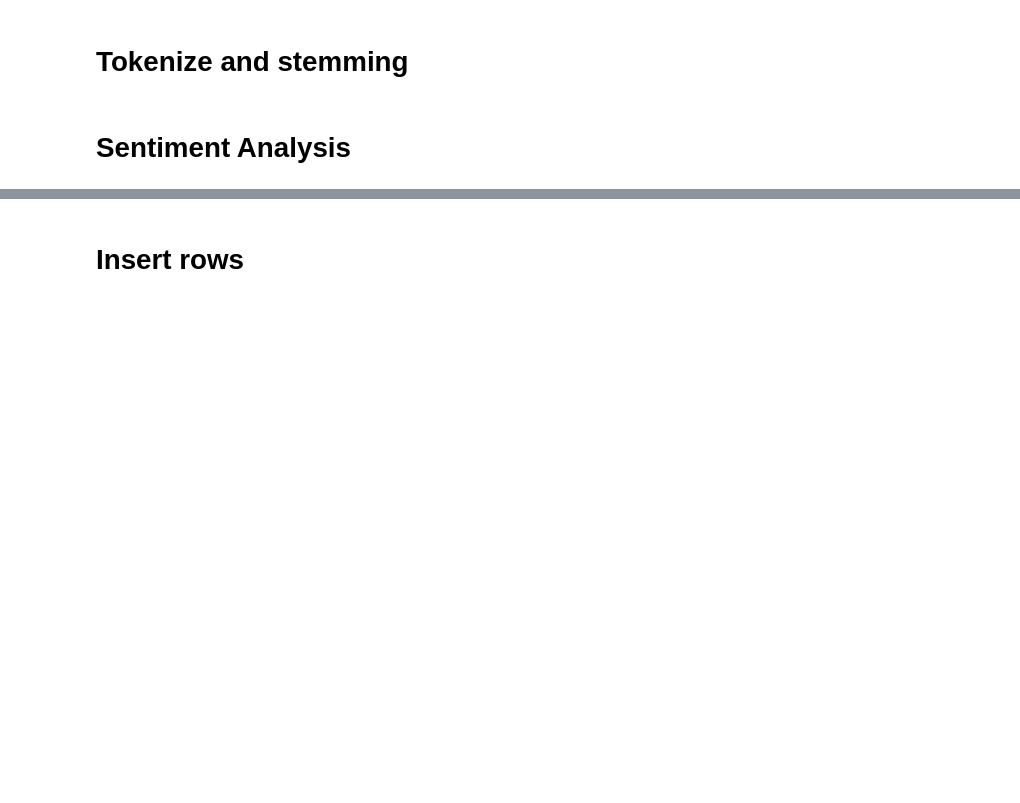
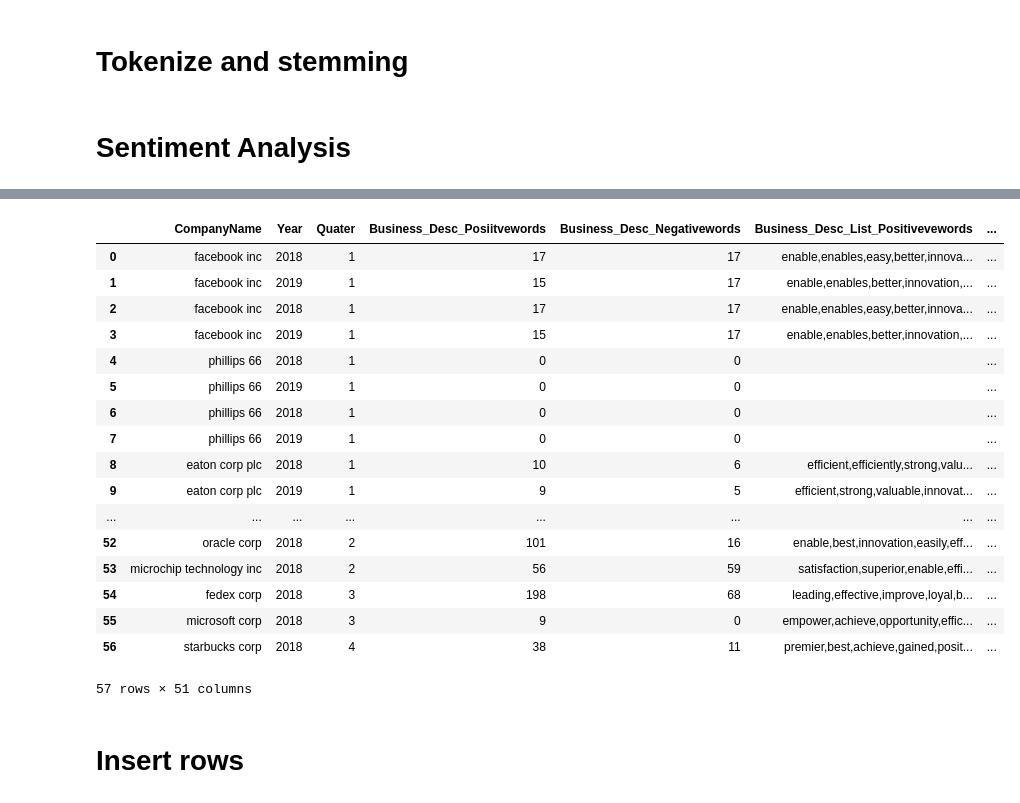
Before and after one commit to coolkingsingh97/Infowarriors-Davidson, a Jupyter notebook: SEC_Script/Text-Preprocessing .ipynb, the cells around one changed output, grey strips where cells are left out. Drawn from its saved outputs; the diff is of its cells as text; code cells hidden in the pictures; blank space fills up the shorter version.

```diff
--- a/SEC_Script/Text-Preprocessing .ipynb
+++ b/SEC_Script/Text-Preprocessing .ipynb
@@ -737,12 +888,33 @@ df.drop(df.columns[0],axis=1,inplace=True)
 # %%
 ## join two df's with left join
 #parsed10K   #df
-parsed10K['CompanyName'] = parsed10K['CompanyName'].str.lower()
-parsed10K = parsed10K.reset_index(drop=True)
+senti_df['CompanyName'] = senti_df['CompanyName'].str.lower()
+senti_df = senti_df.reset_index(drop=True)
 df = df.reset_index(drop=True)
 # %%
-Finaldf = parsed10K.merge(df,left_on = 'CompanyName', right_on = 'NAME' )
+Finaldf = senti_df.merge(df,left_on = 'CompanyName', right_on = 'NAME' )
 Finaldf.to_excel("output_dataset.xlsx")
+# %%
+Finaldf
+# %% [output]
+|  | CompanyName | Year | Quater | Business_Desc_Posiitvewords | Business_Desc_Negativewords | Business_Desc_List_Positivevewords | ... |
+| 0 | facebook inc | 2018 | 1 | 17 | 17 | enable,enables,easy,better,innova... | ... |
+| 1 | facebook inc | 2019 | 1 | 15 | 17 | enable,enables,better,innovation,... | ... |
+| 2 | facebook inc | 2018 | 1 | 17 | 17 | enable,enables,easy,better,innova... | ... |
+| 3 | facebook inc | 2019 | 1 | 15 | 17 | enable,enables,better,innovation,... | ... |
+| 4 | phillips 66 | 2018 | 1 | 0 | 0 |  | ... |
+| 5 | phillips 66 | 2019 | 1 | 0 | 0 |  | ... |
+| 6 | phillips 66 | 2018 | 1 | 0 | 0 |  | ... |
+| 7 | phillips 66 | 2019 | 1 | 0 | 0 |  | ... |
+| 8 | eaton corp plc | 2018 | 1 | 10 | 6 | efficient,efficiently,strong,valu... | ... |
+| 9 | eaton corp plc | 2019 | 1 | 9 | 5 | efficient,strong,valuable,innovat... | ... |
+| ... | ... | ... | ... | ... | ... | ... | ... |
+| 52 | oracle corp | 2018 | 2 | 101 | 16 | enable,best,innovation,easily,eff... | ... |
+| 53 | microchip technology inc | 2018 | 2 | 56 | 59 | satisfaction,superior,enable,effi... | ... |
+| 54 | fedex corp | 2018 | 3 | 198 | 68 | leading,effective,improve,loyal,b... | ... |
+| 55 | microsoft corp | 2018 | 3 | 9 | 0 | empower,achieve,opportunity,effic... | ... |
+| 56 | starbucks corp | 2018 | 4 | 38 | 11 | premier,best,achieve,gained,posit... | ... |
+57 rows × 51 columns
 # %% [markdown]
 # Insert rows
 # %%
```
Also changed, not shown: parts of 3 cells of this notebook, 1 other file.
